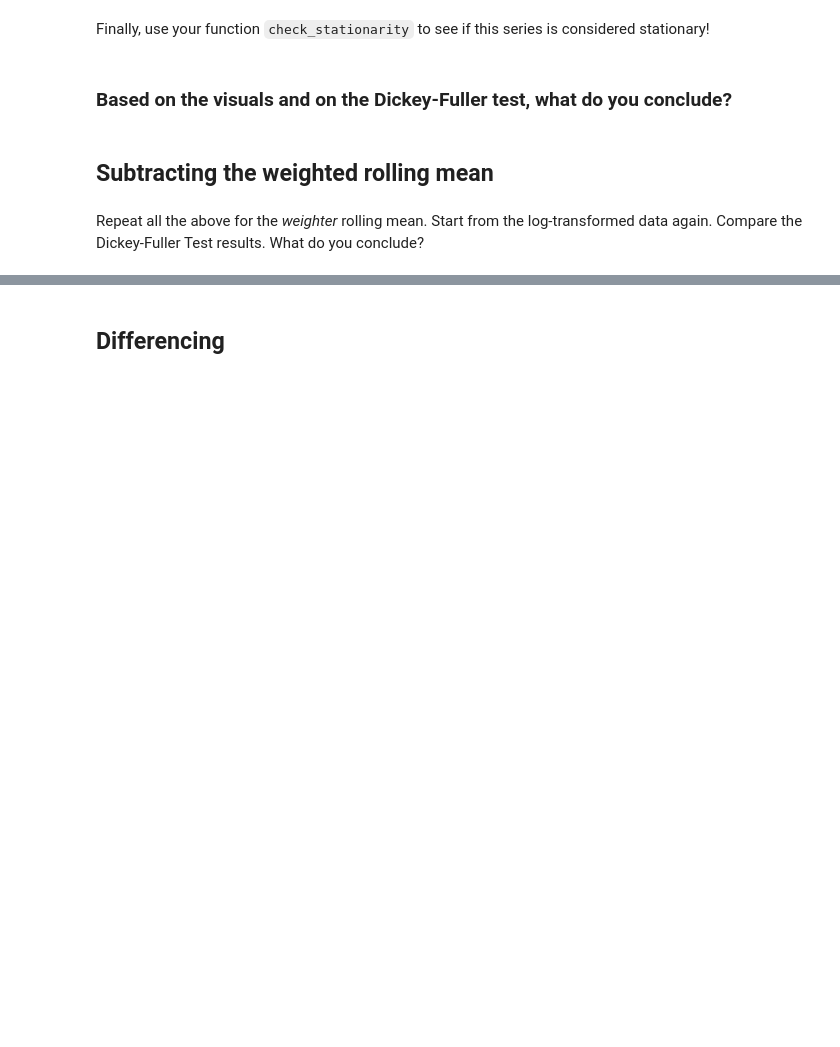
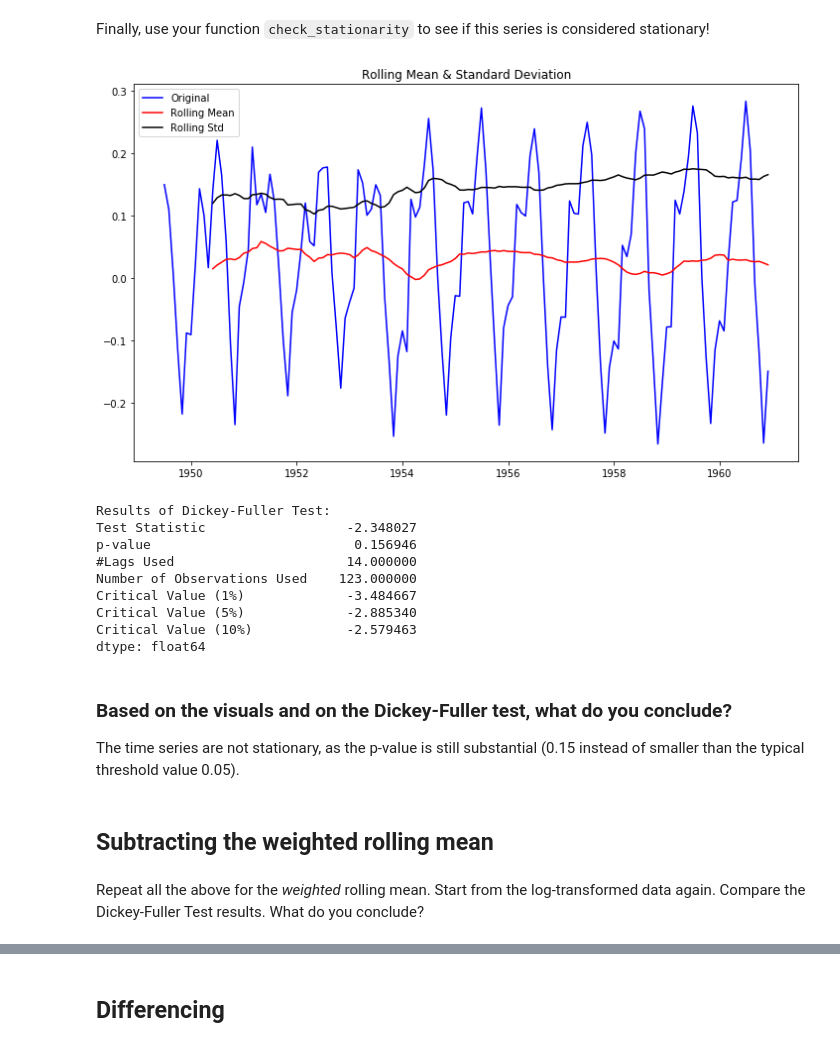
Before and after one commit to MissAle17/dsc-3-25-08-removing-trends-lab-online-ds-sp-000, a Jupyter notebook: index.ipynb, the cells around one changed output, grey strips where cells are left out. Saved outputs shown, nothing was run; the diff lists cells and outputs as text; code cells hidden in the pictures; blank space fills up the shorter version.

```diff
--- a/index.ipynb
+++ b/index.ipynb
@@ -104,11 +183,24 @@ Now, subtract the rolling mean from the time series, look at the 10 first elemen
 Finally, use your function `check_stationarity` to see if this series is considered stationary!
 # %%
 # Your code here
+stationarity_check(ts_minus_rolmean)
+# %% [output]
+[figure, added]
+Results of Dickey-Fuller Test:
+Test Statistic                  -2.348027
+p-value                          0.156946
+#Lags Used                      14.000000
+Number of Observations Used    123.000000
+Critical Value (1%)             -3.484667
+Critical Value (5%)             -2.885340
+Critical Value (10%)            -2.579463
+dtype: float64
 # %% [markdown]
 ### Based on the visuals and on the Dickey-Fuller test, what do you conclude?
+The time series are not stationary, as the p-value is still substantial (0.15 instead of smaller than the typical threshold value 0.05).
 # %% [markdown]
 ## Subtracting the weighted rolling mean
 # %% [markdown]
-Repeat all the above for the *weighter* rolling mean. Start from the log-transformed data again. Compare the Dickey-Fuller Test results. What do you conclude?
+Repeat all the above for the *weighted* rolling mean. Start from the log-transformed data again. Compare the Dickey-Fuller Test results. What do you conclude?
 # %%
 # Use Pandas ewma() to calculate Weighted Moving Average of ts_log
```
Also changed, not shown: parts of 20 cells of this notebook.
